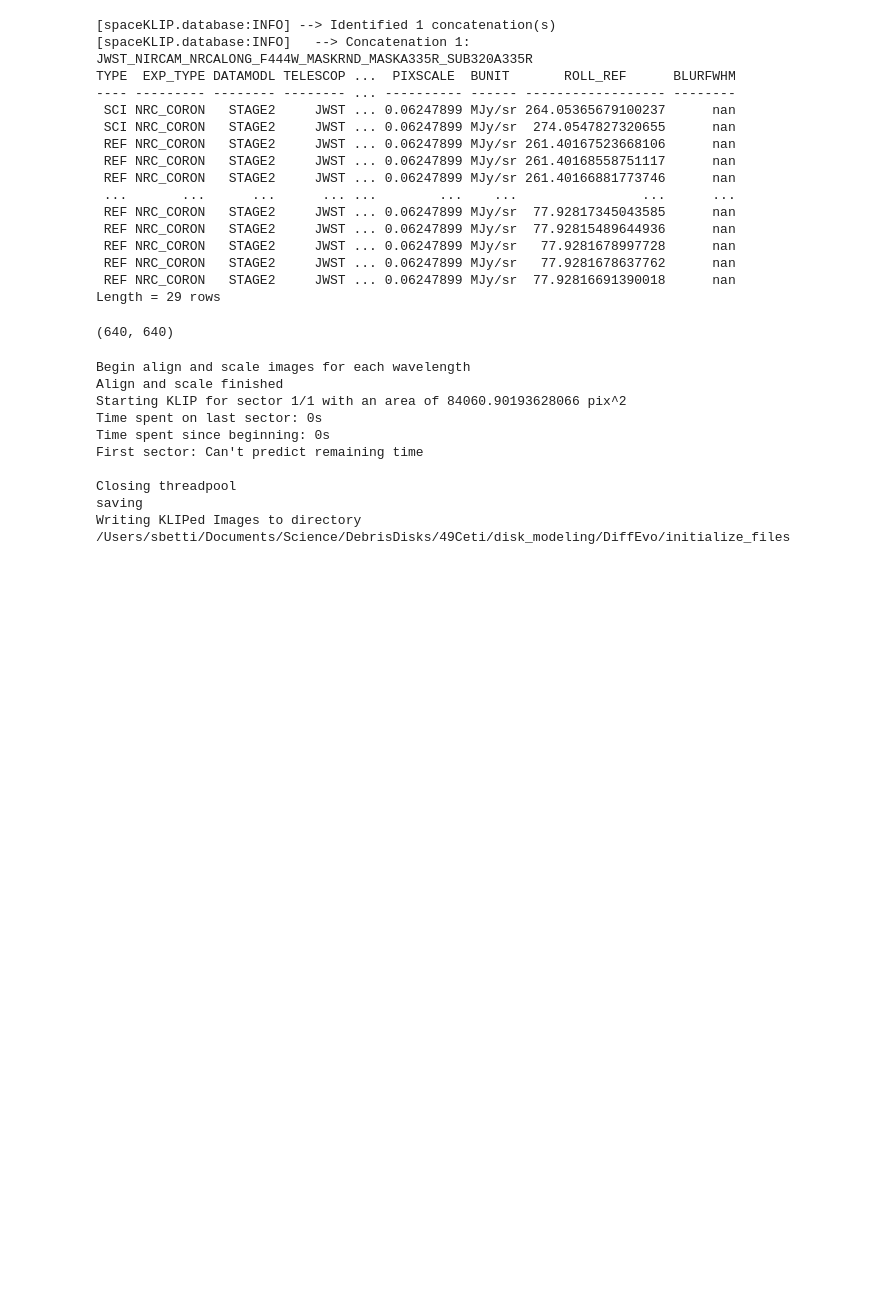
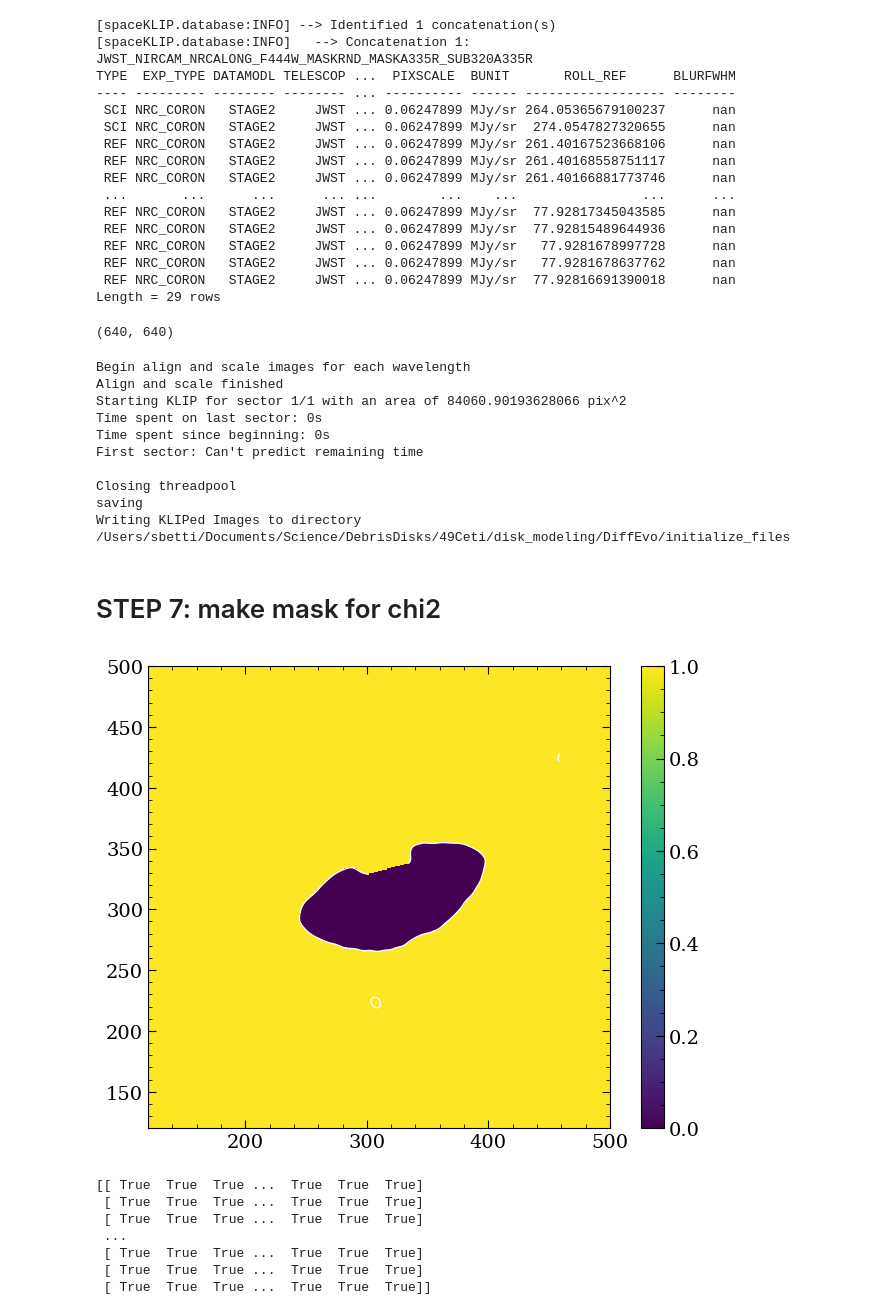
Before and after one commit to sbetti22/Disk_DiffEvo, a Jupyter notebook: make_initialize_files.ipynb, the cells around one changed output. Saved outputs shown, nothing was run; the diff lists cells and outputs as text; code cells hidden in the pictures; blank space fills up the shorter version.

Commit message:
updated with logs and initial files

```diff
--- a/make_initialize_files.ipynb
+++ b/make_initialize_files.ipynb
@@ -237,3 +237,37 @@ Writing KLIPed Images to directory /Users/sbetti/Documents/Science/DebrisDisks/4
 fils = glob.glob('initialize_files/FM_*KLmodes-all.fits')
 for f in fils:
     os.remove(f)
+# %% [markdown]
+# STEP 7: make mask for chi2
+# %%
+datadir = '/Users/sbetti/Documents/Science/datasets/JWST/49Ceti_NIRCam/spaceklip_2rolls/klipsub'
+REDUCED_DATA = fits.getdata(datadir + '/RDI_NANNU1_NSUBS1_JWST_NIRCAM_NRCALONG_F444W_MASKRND_MASKA335R_SUB320A335R-KLmodes-all.fits')[2]
+
+sigma= 4
+levels=[0.0869344] #[0.005]
+
+# make mask image for chi2 calculation
+result = gaussian_filter(REDUCED_DATA, sigma=sigma)  # Round 4 used sigma=4
+plt.figure()
+plt.imshow(REDUCED_DATA, vmin=0, vmax=0.83)
+cs = plt.contour(result, levels=levels, colors='white', zorder=100, linewidths=1)
+verts = cs.collections[0].get_paths()[0]
+mask = verts.contains_points(list(np.ndindex(result.shape)))
+mask = mask.reshape(result.shape).T
+MASK = np.logical_not(mask)
+plt.imshow(MASK)
+plt.colorbar()
+plt.xlim(120,500)
+plt.ylim(120,500)
+plt.show()
+print(MASK)
+fits.writeto('initialize_files/49Ceti_NRCALONG_MASK335R_F444W_MASK.fits', MASK*1, overwrite=True)
+# %% [output]
+[figure, added]
+[[ True  True  True ...  True  True  True]
+ [ True  True  True ...  True  True  True]
+ [ True  True  True ...  True  True  True]
+ ...
+ [ True  True  True ...  True  True  True]
+ [ True  True  True ...  True  True  True]
+ [ True  True  True ...  True  True  True]]
```
Also changed, not shown: 3 other files.
